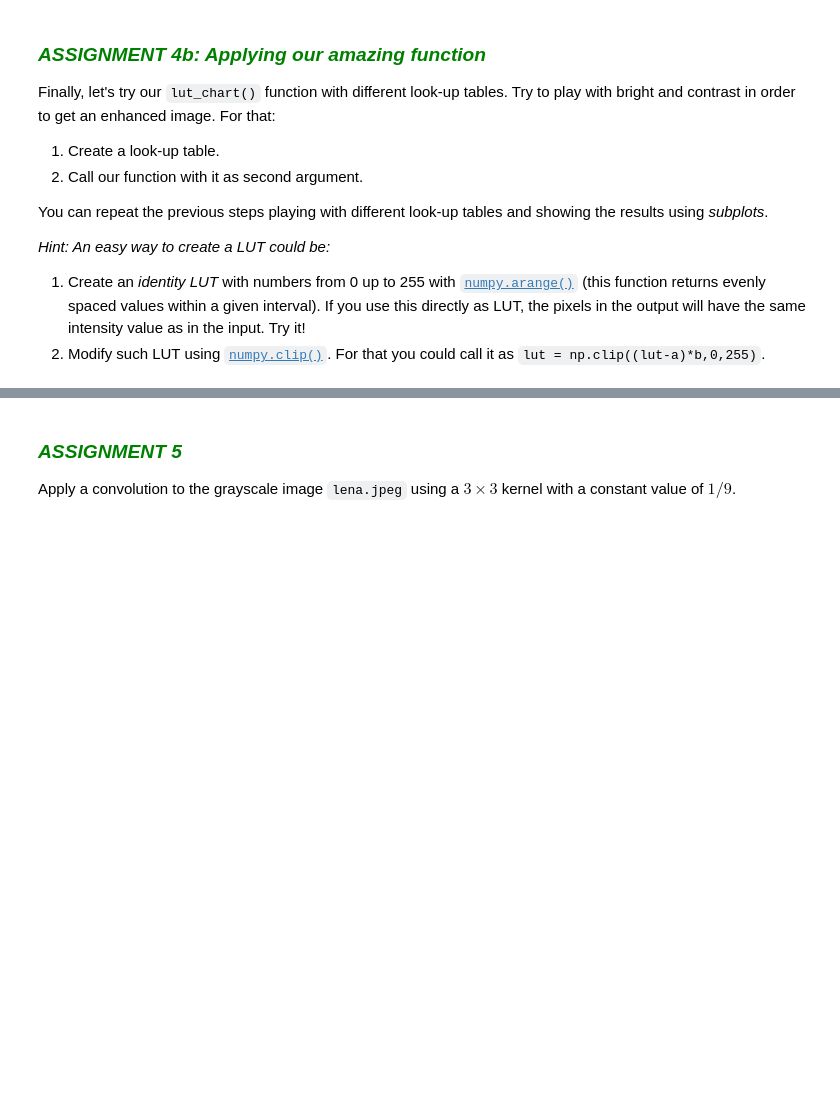
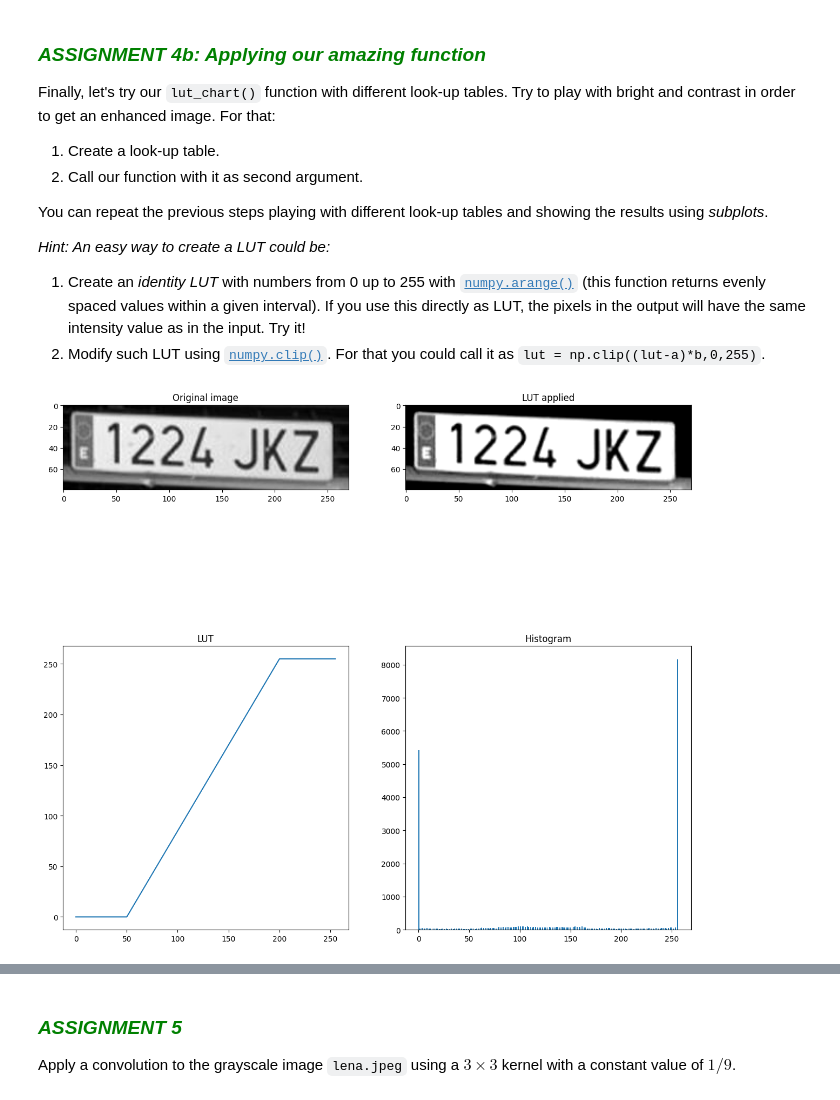
Before and after one commit to uo282210/uma_cv_2023, a Jupyter notebook: Chapter 02. Image processing/2.1 IP tools.ipynb, the cells around one changed output, grey strips where cells are left out. Drawn from its saved outputs; the diff is of its cells as text; code cells hidden in the pictures; blank space fills up the shorter version.

```diff
--- a/Chapter 02. Image processing/2.1 IP tools.ipynb
+++ b/Chapter 02. Image processing/2.1 IP tools.ipynb
@@ -253,7 +253,7 @@ def lut_chart(image, lut):
     # Plot the used LUT
     plt.subplot(2,2,3)
     plt.title('LUT')
-    plt.plot(np.arange(0,256,1), lut) # Hint: np.arange() can be useful as first argument to this function
+    plt.plot(np.arange(256), lut) # Hint: np.arange() can be useful as first argument to this function
 
     # And finally, the resultant histogram
     plt.subplot(2, 2, 4)
@@ -276,13 +276,16 @@ You can repeat the previous steps playing with different look-up tables and show
 # %%
 # ASSIGNMENT 4b
 # Create the LUT array (have a look to numpy.arange and numpy.clip functions)
-lut = np.arange(256)
-a = None
-b = None
-lut = np.clip((lut-a)*b, 0, 255)
+import numpy as np
+lut = np.arange(256) #lut contiene un array de 0 a 255
+a = 50
+b = 1.7
+lut = np.clip((lut-a)*b, 0, 255) # la a indica donde empieza la recta y la b la pendiente de la recta
 
 # Execute our function on the cropped car plate image
 lut_chart(image_cropped,lut)
+# %% [output]
+[figure, added]
 # %% [markdown]
 ## 2.1.4 Convolutions
 
```
Also changed, not shown: parts of 4 cells of this notebook.
